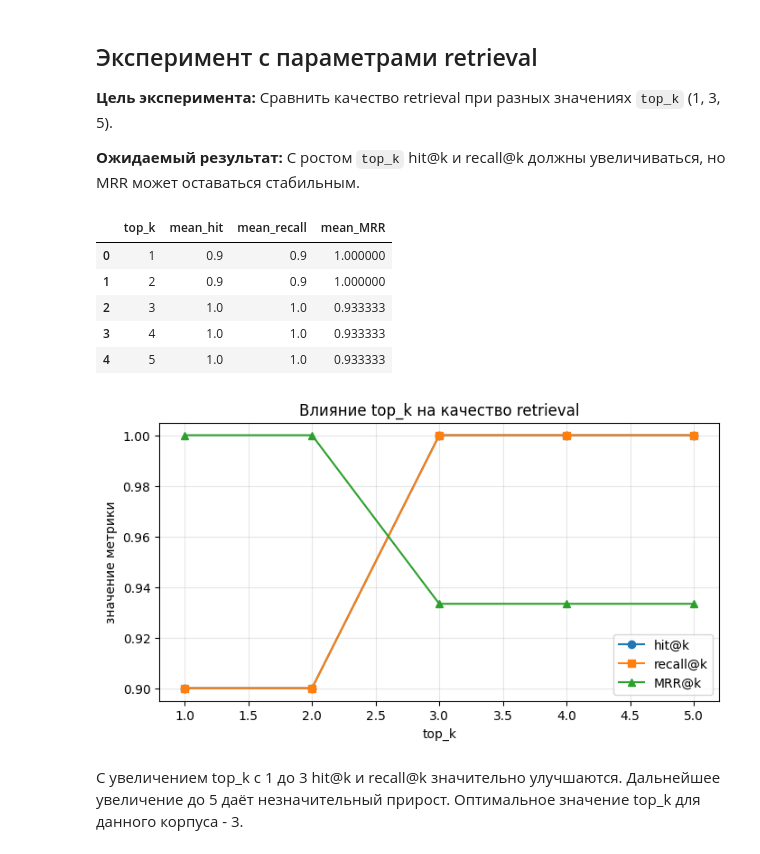
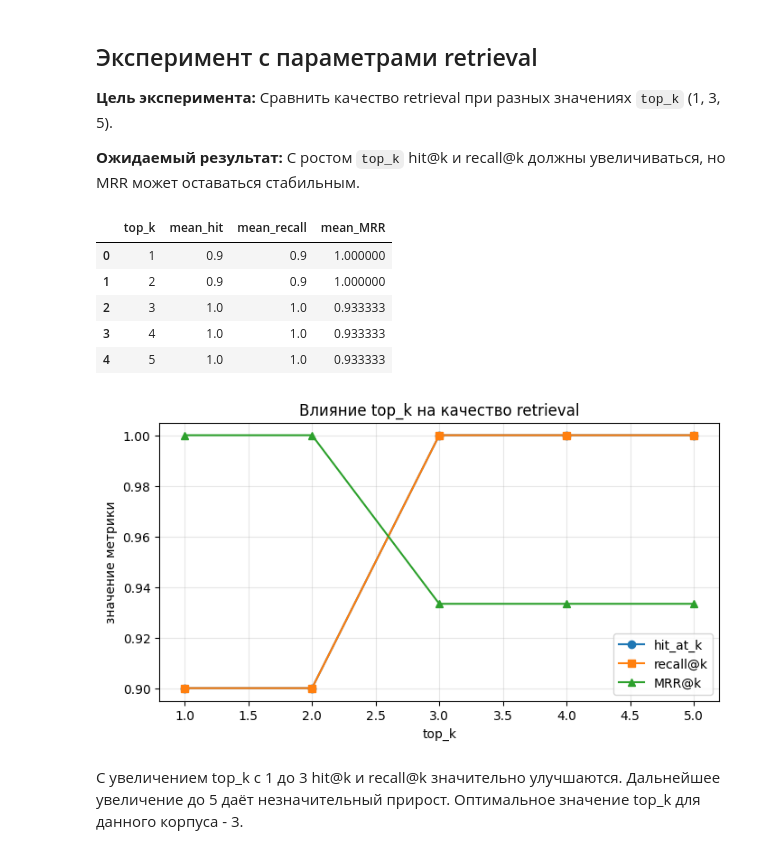
Before and after one commit to russsmoke/rusmina-ai-system, a Jupyter notebook: homeworks/HW14/HW14.ipynb, the cells around one changed output. Saved outputs shown, nothing was run; the diff lists cells and outputs as text; code cells hidden in the pictures.

```diff
--- a/homeworks/HW14/HW14.ipynb
+++ b/homeworks/HW14/HW14.ipynb
@@ -788,7 +797,7 @@ def evaluate_retrieval(benchmark_queries: List[Dict], artifacts: RetrievalArtifa
             "query": item["query"],
             "expected_source": ", ".join(relevant),
             "retrieved_sources": ", ".join(predicted_doc_ids),
-            f"hit@{top_k}": hit,
+            f"hit_at_{top_k}": hit,
             f"recall@{top_k}": recall,
             "rank_of_first_relevant": first_relevant_rank,
         })
@@ -799,7 +808,7 @@ eval_results = evaluate_retrieval(benchmark_queries, artifacts=artifacts, top_k=
 display(eval_results)
 
 print("\n=== Сводная статистика ===")
-print(f"Средний hit@3: {eval_results['hit@3'].mean():.3f}")
+print(f"Средний hit@3: {eval_results['hit_at_3'].mean():.3f}")
 print(f"Средний recall@3: {eval_results['recall@3'].mean():.3f}")
 
 # Сохранение результатов в artifacts
@@ -852,36 +861,36 @@ experiment_results = []
 for top_k in topk_values:
     eval_df = evaluate_retrieval(benchmark_queries, artifacts=artifacts, top_k=top_k)
     mrr = compute_mrr(eval_df)
 
     experiment_results.append({
         "top_k": top_k,
-        "mean_hit": eval_df[f"hit@{top_k}"].mean(),
+        "mean_hit": eval_df[f"hit_at_{top_k}"].mean(),
         "mean_recall": eval_df[f"recall@{top_k}"].mean(),
         "mean_MRR": mrr,
     })
 
 exp_df = pd.DataFrame(experiment_results)
 display(exp_df)
 
 # Визуализация
 plt.figure(figsize=(8, 4))
-plt.plot(exp_df["top_k"], exp_df["mean_hit"], marker="o", label="hit@k")
+plt.plot(exp_df["top_k"], exp_df["mean_hit"], marker="o", label="hit_at_k")
 plt.plot(exp_df["top_k"], exp_df["mean_recall"], marker="s", label="recall@k")
 plt.plot(exp_df["top_k"], exp_df["mean_MRR"], marker="^", label="MRR@k")
 plt.xlabel("top_k")
 plt.ylabel("значение метрики")
 plt.title("Влияние top_k на качество retrieval")
 plt.legend()
 plt.grid(alpha=0.3)
 plt.show()
 # %% [output]
 |  | top_k | mean_hit | mean_recall | mean_MRR |
 | 0 | 1 | 0.9 | 0.9 | 1.000000 |
 | 1 | 2 | 0.9 | 0.9 | 1.000000 |
 | 2 | 3 | 1.0 | 1.0 | 0.933333 |
 | 3 | 4 | 1.0 | 1.0 | 0.933333 |
 | 4 | 5 | 1.0 | 1.0 | 0.933333 |
-[figure, old version]
+[figure, new version]
 # %% [markdown]
 С увеличением top_k с 1 до 3 hit@k и recall@k значительно улучшаются.
 Дальнейшее увеличение до 5 даёт незначительный прирост.
```
Also changed, not shown: parts of 5 cells of this notebook, 2 other files.
